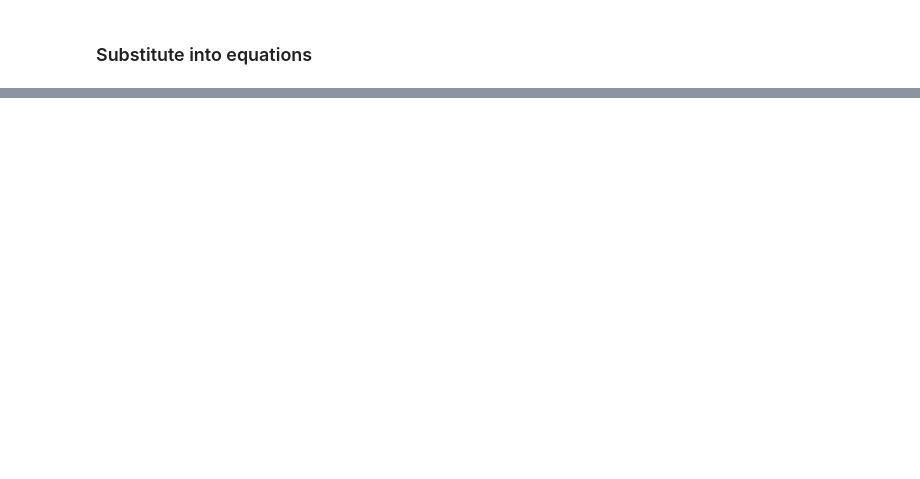
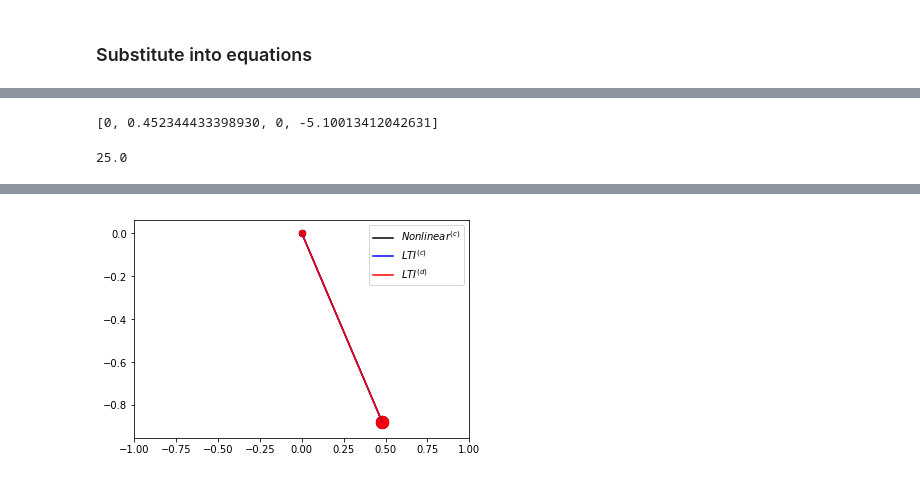
Before and after one commit to darfRaider/PendulumCart, a Jupyter notebook: PendulumCart.ipynb, the cells around one changed output, grey strips where cells are left out. Drawn from its saved outputs; the diff is of its cells as text; code cells hidden in the pictures; blank space fills up the shorter version.

```diff
--- a/PendulumCart.ipynb
+++ b/PendulumCart.ipynb
@@ -257,0 +255,53 @@ A
+# %%
+nldiff.dfdtNL(z0, 0, u0)
+# %% [output]
+[0, 0.452344433398930, 0, -5.10013412042631]
+# %%
+resNL = odeint(nldiff.dfdtNL, z0, t, args=(u0,))
+resLTI = odeint(nldiff.dfdtLTI, z0, t, args=(u0,))
+resLTId = nldiff.LTIdEuler(t,z0,u0)
+# %%
+res = [resNL, resLTI, resLTId]
+#res = [resL]
+# %%
+def drawCartPendulum(i, data, col, ax):
+    # Chart position
+    xc = data[i,0]
+    yc = 0
+    ax1.scatter(xc,yc,s=40,c=col)
+
+    # Position of mass
+    theta = data[i,2]
+    xm = xc+np.sin(theta)
+    ym = -np.cos(theta)
+    ax1.scatter(xm,ym,s=150,c=col)
+
+    # Draw line
+    ax1.plot([xc,xm],[yc,ym],c=col)
+
+def plotCartPosition(t, data, col, ax):
+    xc = data[:,0]
+    ax.plot(t, xc)
+
+def plotBarAngle(t, data, col, ax):
+    xc = data[:,2]
+    ax.plot(t, xc)
+
+def animate2(i,data):
+    colors = ['k','b','r']
+    ax1.clear()
+    for k, d in enumerate(data):
+        drawCartPendulum(i, d, colors[k] , ax1)
+    ax1.legend(("$Nonlinear^{(c)}$","$LTI^{(c)}$","$LTI^{(d)}$"))
+    plt.xlim(-1, 1)
+# %%
+tmax/Nt*1000
+# %% [output]
+25.0
+# %%
+#plt.plot(t, deqn[:,1])
+fig1 = plt.figure(1)
+ax1 = fig1.add_subplot(1, 1, 1)
+an = ani.FuncAnimation(fig1, animate2, frames=len(res[0]),fargs=(res, ), interval=tmax/Nt*1000, repeat=False)
+HTML(an.to_html5_video())
+# %% [output]
@@ -257,0 +309 @@ A
+[figure, added]
```
Also changed, not shown: parts of 59 cells of this notebook.
